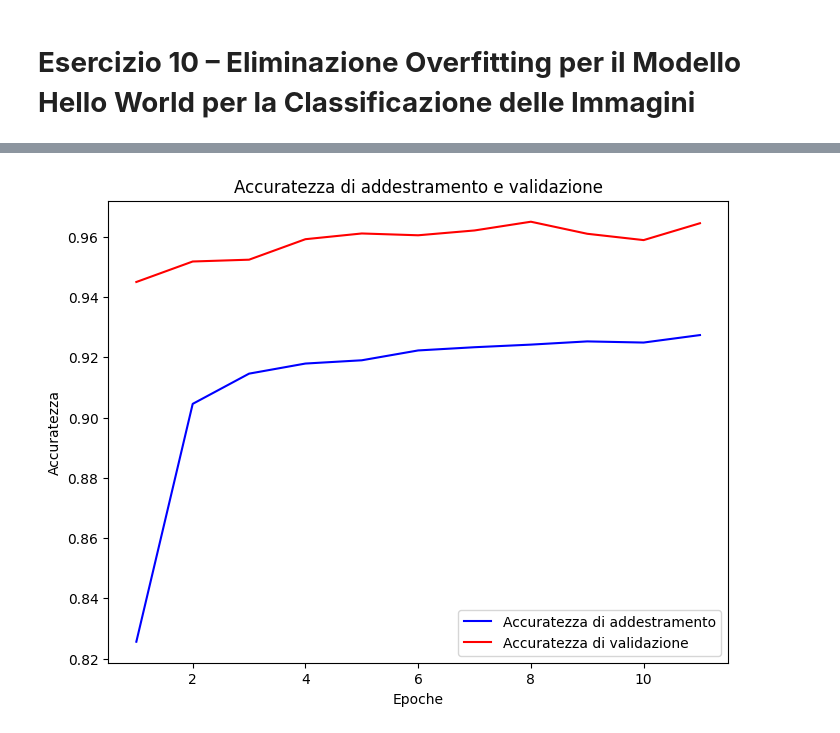
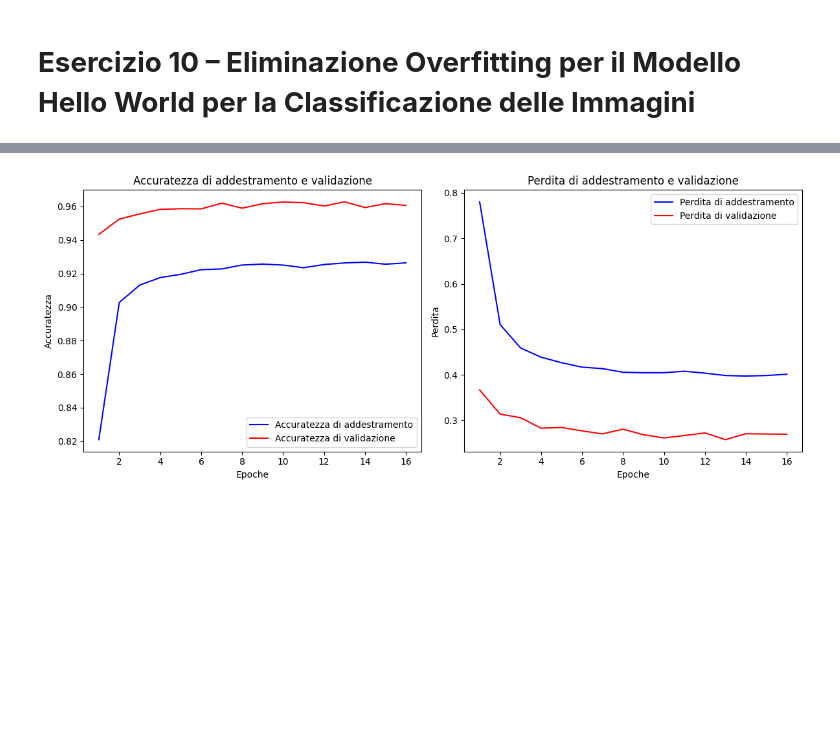
Before and after one commit to bemakerorg/AIoT_Book_RF, a Jupyter notebook: AIoT_RF_Book_ES_10.ipynb, the cells around one changed output, grey strips where cells are left out. Drawn from its saved outputs; the diff is of its cells as text; code cells hidden in the pictures; blank space fills up the shorter version.

```diff
--- a/AIoT_RF_Book_ES_10.ipynb
+++ b/AIoT_RF_Book_ES_10.ipynb
@@ -89,15 +81,35 @@ Accuratezza sui dati di test: 0.9645000100135803
 # %%
-# Crea il grafico dell'accuratezza
-plt.figure(figsize=(8, 6))
+# Plot dell'accuratezza e della perdita di addestramento e validazione
+train_accuracy = history.history['accuracy']
+val_accuracy = history.history['val_accuracy']
+train_loss = history.history['loss']
+val_loss = history.history['val_loss']
+epochs = range(1, len(train_accuracy) + 1)
+
+plt.figure(figsize=(12, 5))
+
+# Plot dell'accuratezza
+plt.subplot(1, 2, 1)
 plt.plot(epochs, train_accuracy, 'b', label='Accuratezza di addestramento')
 plt.plot(epochs, val_accuracy, 'r', label='Accuratezza di validazione')
 plt.title('Accuratezza di addestramento e validazione')
 plt.xlabel('Epoche')
 plt.ylabel('Accuratezza')
 plt.legend()
+
+# Plot della perdita
+plt.subplot(1, 2, 2)
+plt.plot(epochs, train_loss, 'b', label='Perdita di addestramento')
+plt.plot(epochs, val_loss, 'r', label='Perdita di validazione')
+plt.title('Perdita di addestramento e validazione')
+plt.xlabel('Epoche')
+plt.ylabel('Perdita')
+plt.legend()
+
+plt.tight_layout()
 plt.show()
 # %% [output]
-[figure, old version]
+[figure, new version]
 # %%
 # Il modello predice le probabilità per ciascuna immagine di validazione
 classifications = model.predict(val_images)
```
Also changed, not shown: parts of 5 cells of this notebook.
